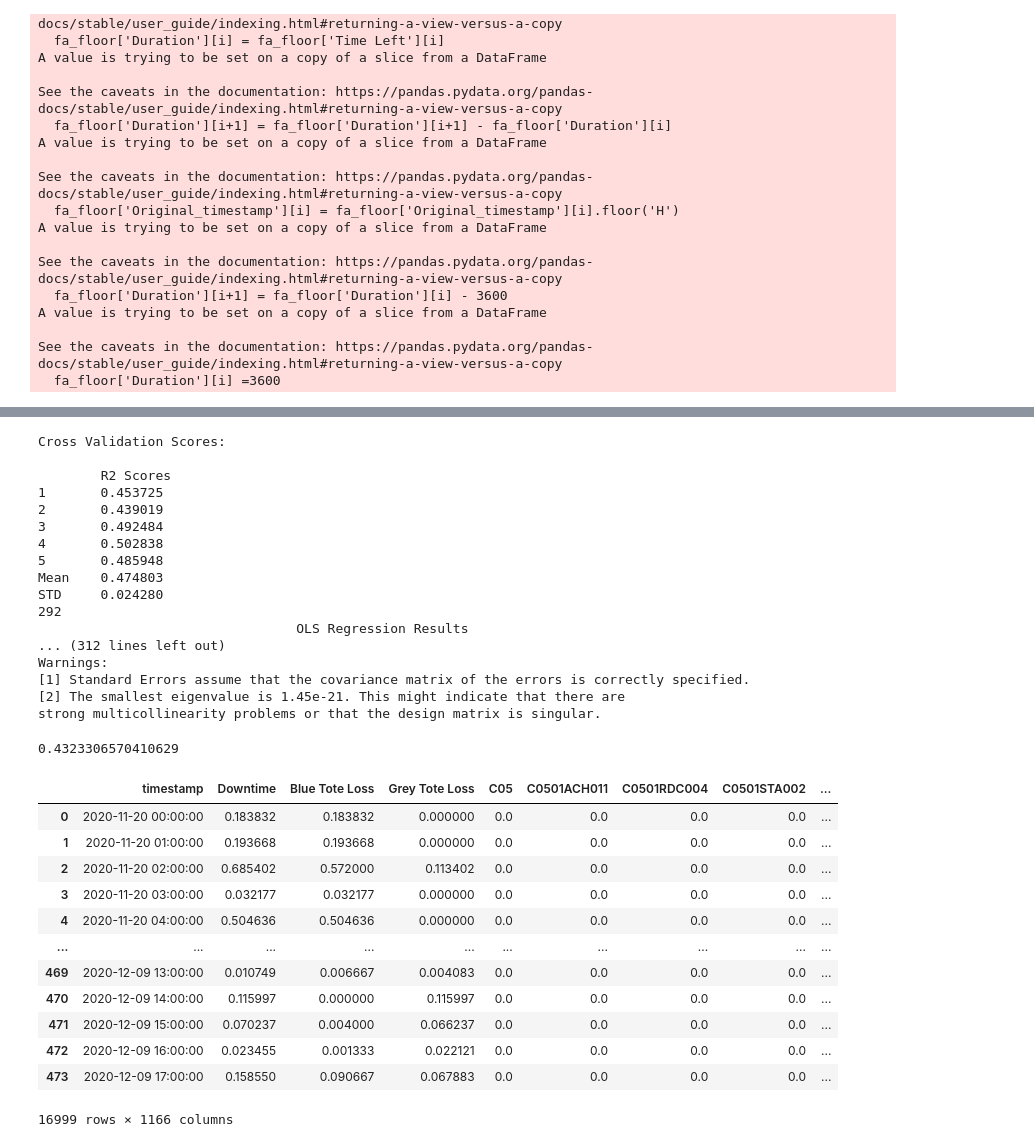
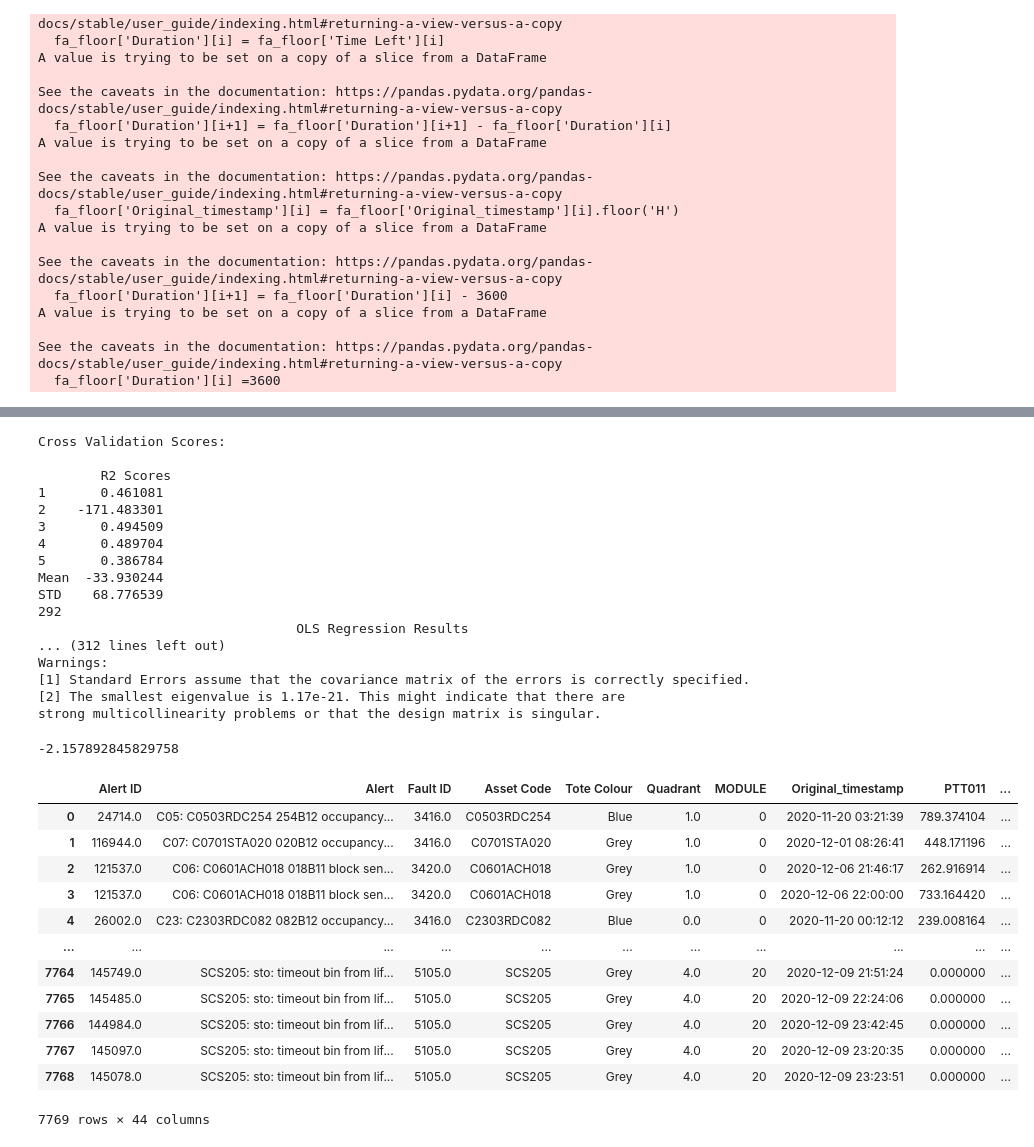
Before and after one commit to ch4413/scs, a Jupyter notebook: notebooks/Basic Model Jamie.ipynb, the cells around one changed output, grey strips where cells are left out. Drawn from its saved outputs; the diff is of its cells as text; code cells hidden in the pictures.

```diff
--- a/notebooks/Basic Model Jamie.ipynb
+++ b/notebooks/Basic Model Jamie.ipynb
@@ -21,6 +21,3 @@ at = pd.read_csv(path+'active_totes_20201210.csv')
 av = pd.read_csv(path+'Availability_with_Grey&Blue_1811-0912.csv',names = ["timestamp","Pick Station","Availability","Blue Tote Loss","Grey Tote Loss"])
 #fa = pd.read_csv(path + 'scs_tote_matched.csv')
 scs_raw = pd.read_csv(path + 'Faults20_11-10_12.csv')
-# %%
-fa = feat.add_code(scs_raw)
-fa, unmapped = feat.add_tote_colour(fa)
@@ -38,3 +33,3 @@ Running: Function "pre_process_av" (id=2668445526768) was called 1 times
 # %%
-fa = feat.preprocess_faults(fa,remove_same_location_faults = True)
+fa,unmapped = feat.preprocess_faults(scs_raw,remove_same_location_faults = True)
 # %% [output]
@@ -89,5 +85,5 @@ Running: Function "aggregate_availability" (id=2668445527344) was called 72 time
 # %%
-X,y = md.gen_feat_var(df,target = 'Downtime', features = ['Totes','Faults'])
+X,y = md.gen_feat_var(df,target = 'Availability', features = ['Totes','Faults'])
 y=1-y
 # %%
 X_train, X_test, y_train, y_test = md.split(X,y,split_options = {'test_size': 0.3,
@@ -99,39 +95,39 @@ R2_cv,R2_OOS,Coeff = md.run_OLS(X_train = X_train,y_train = y_train,X_test = X_t
 Cross Validation Scores:
 
         R2 Scores
-1       0.453725
-2       0.439019
-3       0.492484
-4       0.502838
-5       0.485948
-Mean    0.474803
-STD     0.024280
+1       0.461081
+2    -171.483301
+3       0.494509
+4       0.489704
+5       0.386784
+Mean  -33.930244
+STD    68.776539
 292
                                  OLS Regression Results
 ... (312 lines left out)
 Warnings:
 [1] Standard Errors assume that the covariance matrix of the errors is correctly specified.
-[2] The smallest eigenvalue is 1.45e-21. This might indicate that there are
+[2] The smallest eigenvalue is 1.17e-21. This might indicate that there are
 strong multicollinearity problems or that the design matrix is singular.
 # %%
 R2_OOS
 # %% [output]
-0.4323306570410629
+-2.157892845829758
 # %%
 Output = rs.create_output(fa_PTT,Coeff)
-# %%
-df
-# %% [output]
-|  | timestamp | Downtime | Blue Tote Loss | Grey Tote Loss | C05 | C0501ACH011 | C0501RDC004 | C0501STA002 | ... |
-| 0 | 2020-11-20 00:00:00 | 0.183832 | 0.183832 | 0.000000 | 0.0 | 0.0 | 0.0 | 0.0 | ... |
-| 1 | 2020-11-20 01:00:00 | 0.193668 | 0.193668 | 0.000000 | 0.0 | 0.0 | 0.0 | 0.0 | ... |
-| 2 | 2020-11-20 02:00:00 | 0.685402 | 0.572000 | 0.113402 | 0.0 | 0.0 | 0.0 | 0.0 | ... |
-| 3 | 2020-11-20 03:00:00 | 0.032177 | 0.032177 | 0.000000 | 0.0 | 0.0 | 0.0 | 0.0 | ... |
-| 4 | 2020-11-20 04:00:00 | 0.504636 | 0.504636 | 0.000000 | 0.0 | 0.0 | 0.0 | 0.0 | ... |
-| ... | ... | ... | ... | ... | ... | ... | ... | ... | ... |
-| 469 | 2020-12-09 13:00:00 | 0.010749 | 0.006667 | 0.004083 | 0.0 | 0.0 | 0.0 | 0.0 | ... |
-| 470 | 2020-12-09 14:00:00 | 0.115997 | 0.000000 | 0.115997 | 0.0 | 0.0 | 0.0 | 0.0 | ... |
-| 471 | 2020-12-09 15:00:00 | 0.070237 | 0.004000 | 0.066237 | 0.0 | 0.0 | 0.0 | 0.0 | ... |
-| 472 | 2020-12-09 16:00:00 | 0.023455 | 0.001333 | 0.022121 | 0.0 | 0.0 | 0.0 | 0.0 | ... |
-| 473 | 2020-12-09 17:00:00 | 0.158550 | 0.090667 | 0.067883 | 0.0 | 0.0 | 0.0 | 0.0 | ... |
-16999 rows × 1166 columns
+# %%
+Output
+# %% [output]
+|  | Alert ID | Alert | Fault ID | Asset Code | Tote Colour | Quadrant | MODULE | Original_timestamp | PTT011 | ... |
+| 0 | 24714.0 | C05: C0503RDC254 254B12 occupancy... | 3416.0 | C0503RDC254 | Blue | 1.0 | 0 | 2020-11-20 03:21:39 | 789.374104 | ... |
+| 1 | 116944.0 | C07: C0701STA020 020B12 occupancy... | 3416.0 | C0701STA020 | Grey | 1.0 | 0 | 2020-12-01 08:26:41 | 448.171196 | ... |
+| 2 | 121537.0 | C06: C0601ACH018 018B11 block sen... | 3420.0 | C0601ACH018 | Grey | 1.0 | 0 | 2020-12-06 21:46:17 | 262.916914 | ... |
+| 3 | 121537.0 | C06: C0601ACH018 018B11 block sen... | 3420.0 | C0601ACH018 | Grey | 1.0 | 0 | 2020-12-06 22:00:00 | 733.164420 | ... |
+| 4 | 26002.0 | C23: C2303RDC082 082B12 occupancy... | 3416.0 | C2303RDC082 | Blue | 0.0 | 0 | 2020-11-20 00:12:12 | 239.008164 | ... |
+| ... | ... | ... | ... | ... | ... | ... | ... | ... | ... | ... |
+| 7764 | 145749.0 | SCS205: sto: timeout bin from lif... | 5105.0 | SCS205 | Grey | 4.0 | 20 | 2020-12-09 21:51:24 | 0.000000 | ... |
+| 7765 | 145485.0 | SCS205: sto: timeout bin from lif... | 5105.0 | SCS205 | Grey | 4.0 | 20 | 2020-12-09 22:24:06 | 0.000000 | ... |
+| 7766 | 144984.0 | SCS205: sto: timeout bin from lif... | 5105.0 | SCS205 | Grey | 4.0 | 20 | 2020-12-09 23:42:45 | 0.000000 | ... |
+| 7767 | 145097.0 | SCS205: sto: timeout bin from lif... | 5105.0 | SCS205 | Grey | 4.0 | 20 | 2020-12-09 23:20:35 | 0.000000 | ... |
+| 7768 | 145078.0 | SCS205: sto: timeout bin from lif... | 5105.0 | SCS205 | Grey | 4.0 | 20 | 2020-12-09 23:23:51 | 0.000000 | ... |
+7769 rows × 44 columns
```
Also changed, not shown: parts of 5 cells of this notebook, 2 other files.
